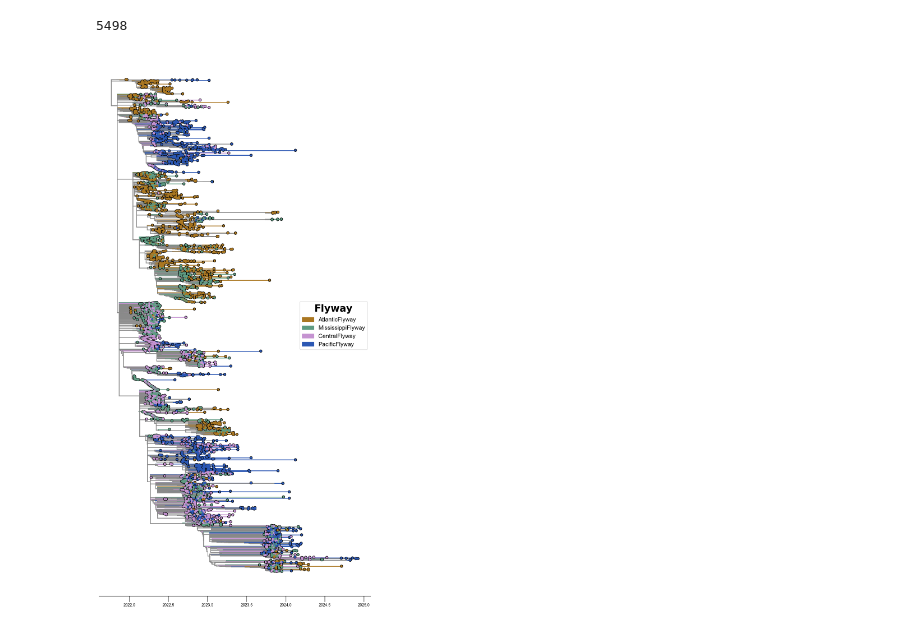
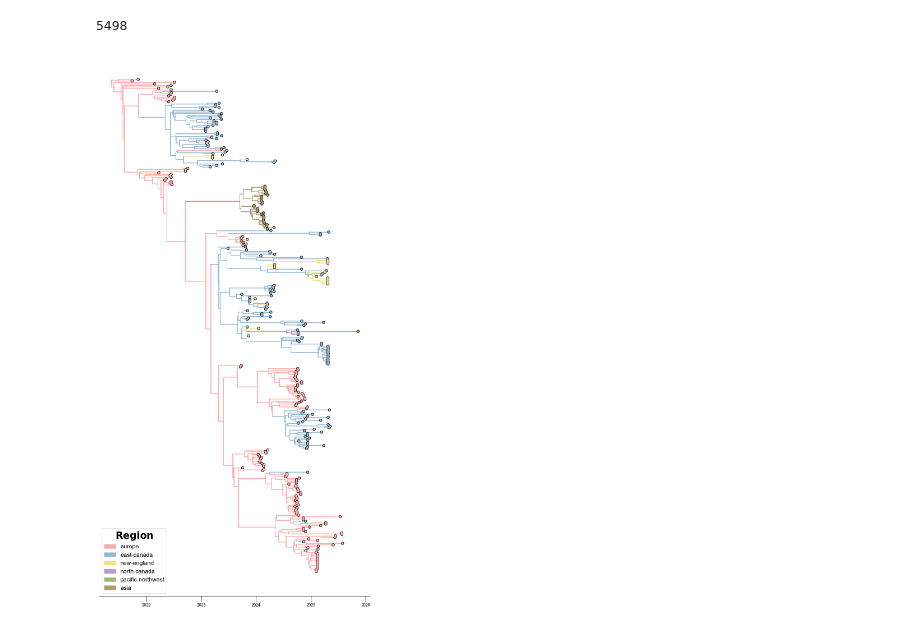
Before and after one commit to moncla-lab/H5-avian-ecology, a Jupyter notebook: baltic_nexustree_plot.ipynb, the cells around one changed output. Drawn from its saved outputs; the diff is of its cells as text; code cells hidden in the pictures.

```diff
--- a/baltic_nexustree_plot.ipynb
+++ b/baltic_nexustree_plot.ipynb
@@ -232,20 +235,20 @@ def plot_nexus(mytree, save_path):
 
     # Set the color-by (old function)
     # default color D1E2F0
-    # def color_by(k):
-    #     # flyway = tipMap_upt.get(k.index, {}).get("NAflyway")
-    #     order = k.traits["host_group"]
-    #     region = k.traits["region"]
-    #     return colors.get(region, "#D1E2F0")
+    def color_by(k):
+        # flyway = tipMap_upt.get(k.index, {}).get("NAflyway")
+        # order = k.traits["host"]
+        region = k.traits["region"]
+        return colors.get(region, "#D1E2F0")
 
-    for k in mytree.getExternal(): # Extract the flyway for each tip name using the name_to_flyway dictionary
-        flyway = name_to_flyway.get(k.name, None)  # None if no match
-        k.flyway = flyway
+    # for k in mytree.getExternal(): # Extract the flyway for each tip name using the name_to_flyway dictionary
+    #     flyway = name_to_flyway.get(k.name, None)  # None if no match
+    #     k.flyway = flyway
 
-    def color_by(k): # Color-by function for cont phyl (not a DTA, so I can only color the tips because only the locations of nodes are inferred)
-        if hasattr(k, 'flyway') and k.flyway in flyway_colors:
-            return flyway_colors[k.flyway]
-        return '#898989'  # default color
+    # def color_by(k): # Color-by function for cont phyl (not a DTA, so I can only color the tips because only the locations of nodes are inferred)
+    #     if hasattr(k, 'flyway') and k.flyway in flyway_colors:
+    #         return flyway_colors[k.flyway]
+    #     return '#898989'  # default color
 
     mytree.plotTree(ax,x_attr=x_attr, colour=color_by) ## tree
     mytree.plotPoints(ax,
@@ -262,8 +265,8 @@ def plot_nexus(mytree, save_path):
     # # # mytree.addText(ax,x_attr=text_x_attr,target=target_func,text=text_func, size='10')
 
     # If you want the legend in the tree
-    legend_handles = [Patch(color=color, label=flyway) for flyway, color in flyway_colors.items()]
-    legend = ax.legend(handles=legend_handles, title="$\\bf{Flyway}$", loc="center right", fontsize='15')
+    legend_handles = [Patch(color=color, label=region) for region, color in colors.items()]
+    legend = ax.legend(handles=legend_handles, title="$\\bf{Region}$", loc="lower left", fontsize='15')
     plt.setp(legend.get_title(),fontsize=25)
 
     # # # If you want a scale bar
@@ -291,9 +294,9 @@ def plot_nexus(mytree, save_path):
 # %%
 # plot_nexus(emptree, "./BEAST/empirical_trees/results/2025-08-07_nov2021-2024_no-suliformes_ha_empirical_thorney/NAm_wild-aves_nov2021-2024_no-suliformes_ha_empirical_thorney_2025-08-07_MCC.pdf")
 # %%
-plot_nexus(tree, "./Nextstrain/2025-08-06_NAm_aves-wild_contextual-no-SAm_no-suliformes-clade_county-priority/baltic_timetree.pdf")
+plot_nexus(tree, "../H5N5-mini-project/SERAPHIM/output_plots/baltic_A6_concat-genome_traits_2026-03-01_region.pdf")
 # %% [output]
-[figure, old version]
+[figure, new version]
 # %%
 # If you want a separate legend
 
```
Also changed, not shown: parts of 5 cells of this notebook, 3 other files.
